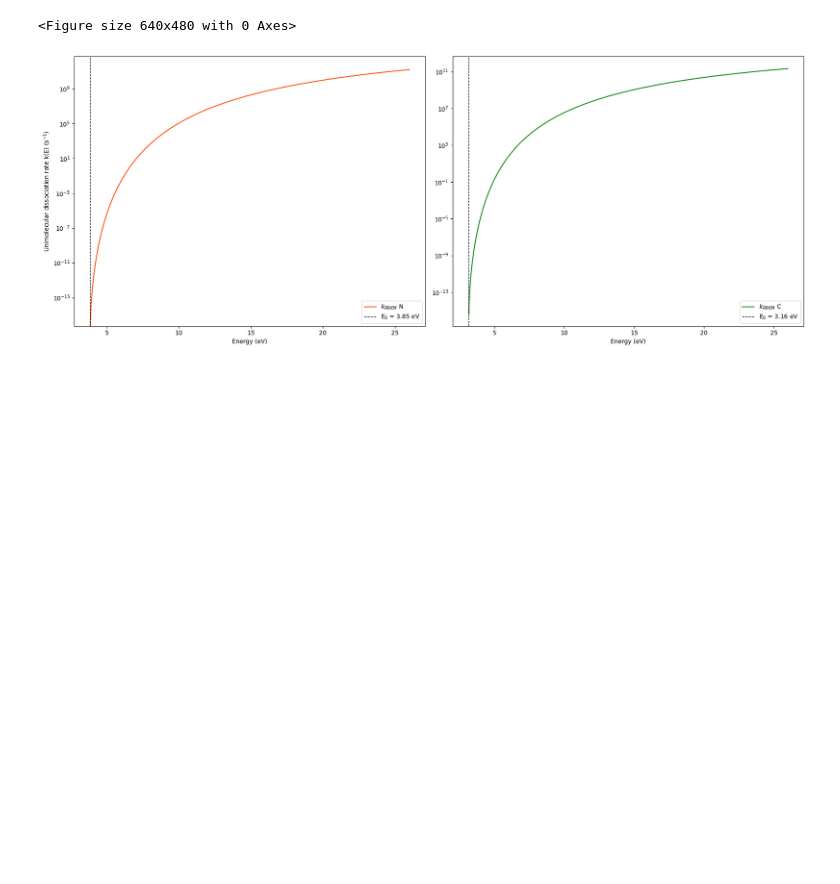
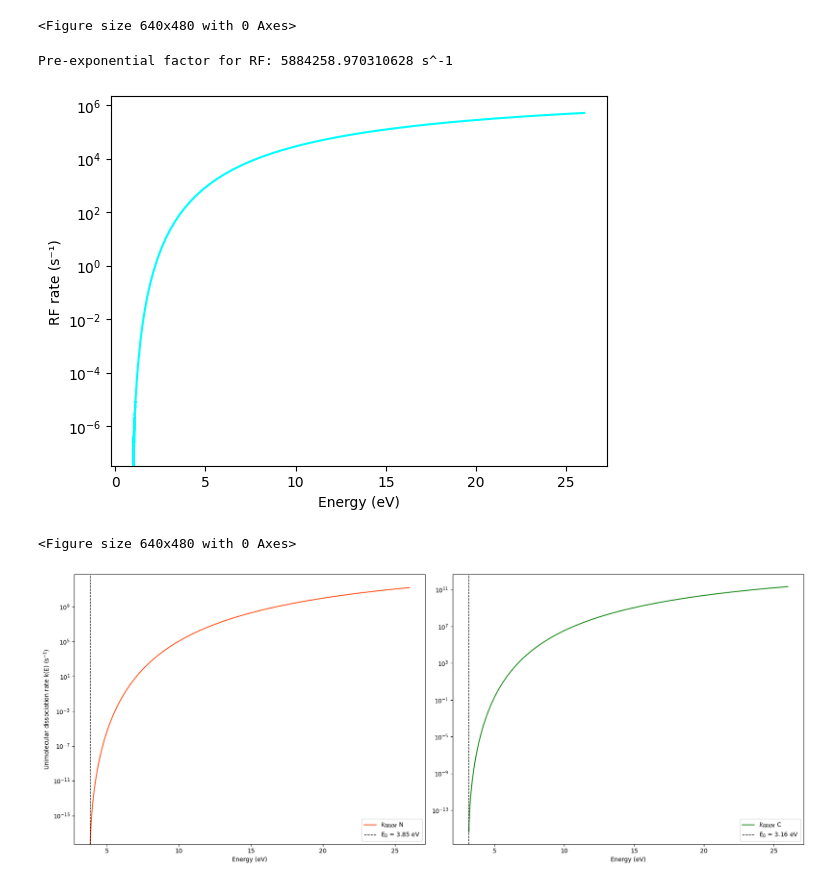
Before and after one commit to mustafa9812/Project-Cynap, a Jupyter notebook: scripts/calculations_cpy.ipynb, the cells around one changed output. Saved outputs shown, nothing was run; the diff lists cells and outputs as text; code cells hidden in the pictures; blank space fills up the shorter version.

Commit message:
Addition of RF rate for cation 2-cyanopyrene

```diff
--- a/scripts/calculations_cpy.ipynb
+++ b/scripts/calculations_cpy.ipynb
@@ -385,6 +386,71 @@ plt.savefig(r'C:\Users\Mustafa\Documents\GitHub\Project-Cynap\plots\Ccyp_IR.png'
 # %% [output]
 [figure]
 <Figure size 640x480 with 0 Axes>
+# %%
+# Recurrent fluoresence rate
+
+# DOS DATA
+df = pd.read_csv(
+    r'C:\Users\Mustafa\Documents\GitHub\Project-Cynap\Cynapfolder\Database\Densum_input_1cyano\Models\C-2-cyanopyrene\vibs\densum.out',
+    skiprows=139,
+    sep='\s+',
+    names=["No.", "E-Emin", "Density", "Sum"])
+
+# CONSTANTS & PARAMETERS
+# Recurrent Fluorescence rate parameters: v_el=1.518 eV with f=0.0008 and v_el=1.963 eV with f=0.0352.
+h_eV = 4.135667696e-15 # Planck's constant in eV/Hz
+eps_0 = 8.854e-12   # Vacuum permitivity in C^2 /(N*m^2) or also C^2 /(kg*m^3*s^2)
+m_e = 9.109e-31     # Electron mass in kg
+e = 1.602e-19       # Elementary charge in C
+c = 2.998e8         # Speed of light in m/s
+f_osc = 0.0352       # Oscillator strength for RF.
+v_el = 1.963 / h_eV  # Electronic energy for 2-cyanopyrene in eV, converted to Hz using h_eV
+wave_v_el = 8070    # cm^-1 for cation 2-cyanopyrene
+
+# LISTS
+k_RF_list = []
+filtered_energies_list = []
+energies_list = df["E-Emin"].tolist()
+density_of_states_list1 = df["Density"].tolist()
+density_of_states_list2 = df["Density"].tolist()
+
+# FUNCTIONS
+def pre_exponential_factor_RF(v_el, f_osc):
+    A_RF = (2 * np.pi * (v_el ** 2) * (e **2) * f_osc) / (eps_0 * m_e * c ** 3)
+    return A_RF
+
+print("Pre-exponential factor for RF:", pre_exponential_factor_RF(v_el, f_osc), "s^-1")
+
+def RF_dissociation_rate(A_RF, DOS_E_vel, DOS_E):
+    k_RF = (A_RF * DOS_E_vel) / DOS_E
+    return k_RF
+
+# CALCULATIONS
+for energy, unchanged_DOS in zip(energies_list, density_of_states_list2):
+    if energy <= wave_v_el:
+        continue
+
+    E_available = energy - wave_v_el
+    index = int(E_available / cm_grain)
+
+    changed_DOS = density_of_states_list1[index]
+    k = RF_dissociation_rate(A_RF=(pre_exponential_factor_RF(v_el, f_osc)), DOS_E_vel=changed_DOS, DOS_E=unchanged_DOS)
+    k_RF_list.append(k)
+    filtered_energies_list.append(energy)
+
+RF_filtered_energies_list_eV = [e * cm_to_eV for e in filtered_energies_list]
+
+# OPTIONAL PLOTTING
+plt.plot(RF_filtered_energies_list_eV, k_RF_list, color='cyan')
+plt.xlabel('Energy (eV)')
+plt.ylabel('RF rate (s⁻¹)')
+plt.yscale('log')
+plt.show()
+plt.savefig(r'C:\Users\Mustafa\Documents\GitHub\Project-Cynap\plots\Ccyp_RF.png')
+# %% [output]
+Pre-exponential factor for RF: 5884258.970310628 s^-1
+[figure, added]
+<Figure size 640x480 with 0 Axes>
 # %%
 fig, axs = plt.subplots(1, 2, figsize=(18, 7))
 
```
Also changed, not shown: parts of 2 cells of this notebook, 1 other file.
